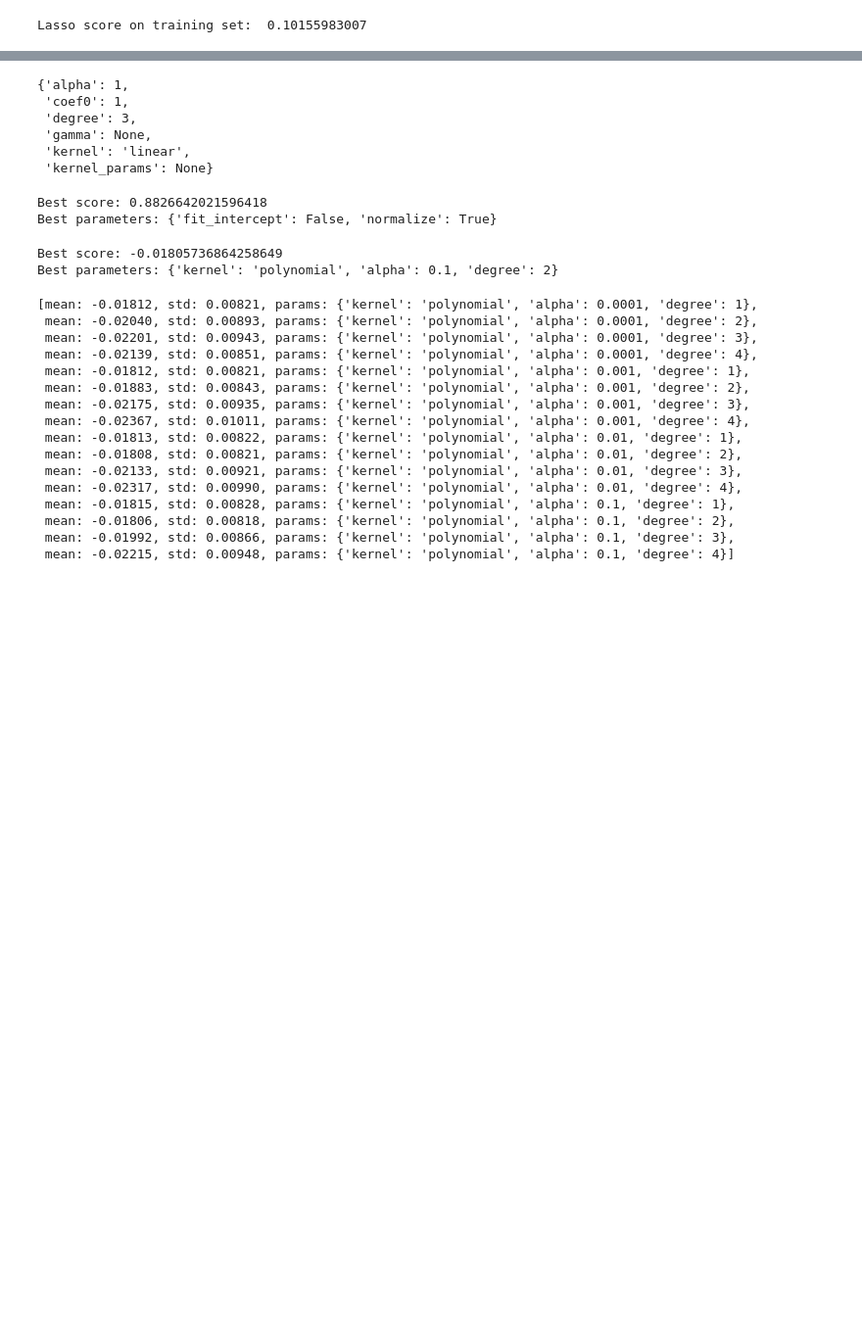
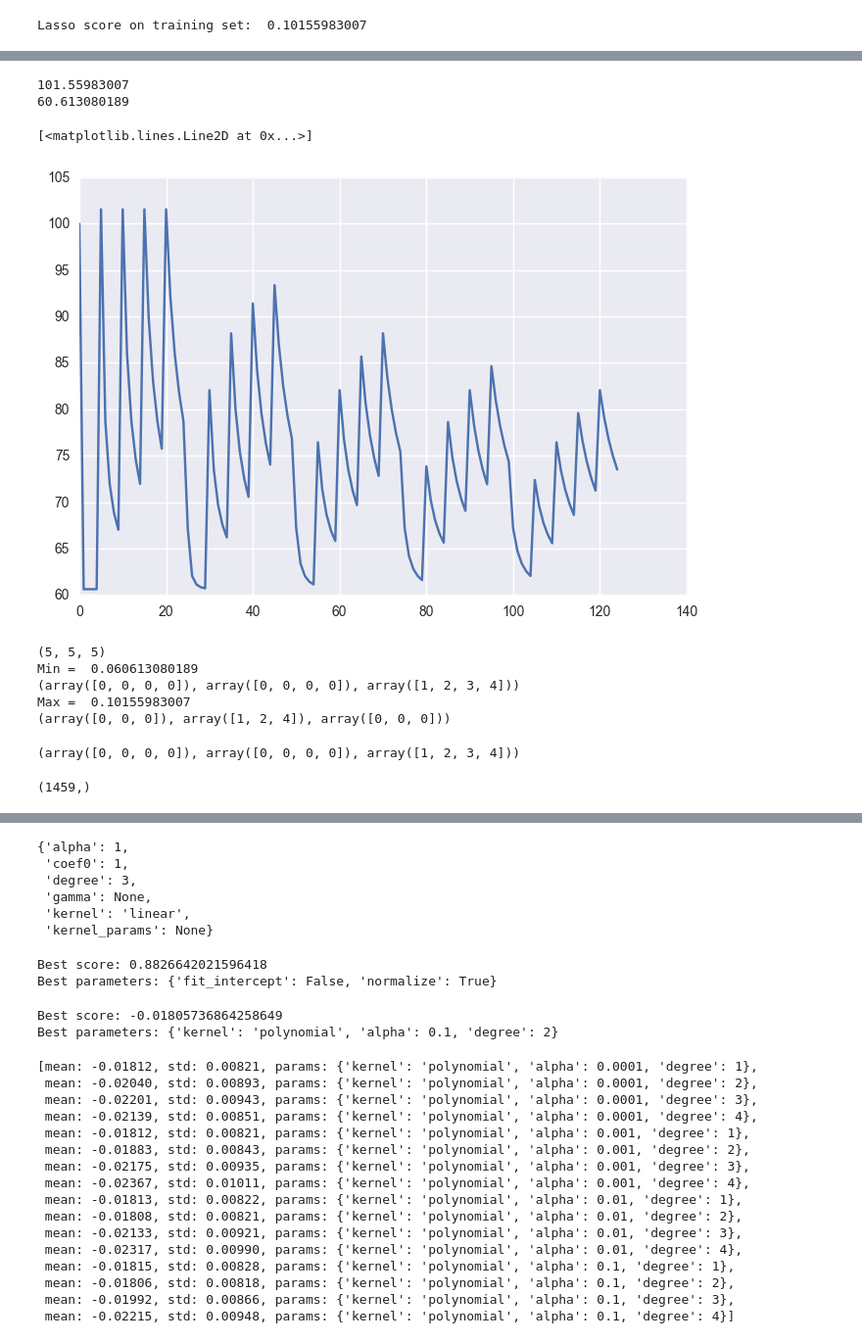
Before and after one commit to nycdatasci/online_bootcamp_project, a Jupyter notebook: Project4-MachineLearning/kaggle_wannjiun_sharan/kernel_ensemble_sharan.ipynb, the cells around one changed output, grey strips where cells are left out. Shown: that part at 98% size. Cells and saved outputs as stored; diff of their text form; code cells hidden in the pictures; blank space fills up the shorter version.

Commit message:
Weighting analysis xgb lasso kernel ridge

```diff
--- a/Project4-MachineLearning/kaggle_wannjiun_sharan/kernel_ensemble_sharan.ipynb
+++ b/Project4-MachineLearning/kaggle_wannjiun_sharan/kernel_ensemble_sharan.ipynb
@@ -633,0 +719,4 @@ array([ 11.65621267,  11.97490019,  12.1111019 , ...,  12.05165402,
+# %%
+y_train_pred_gbm = grid_search_gbm.best_estimator_.predict(train_df_munged)
+print("GBM score on training set: ", rmse(label_df,y_train_pred_gbm))
+y_test_pred_gbm = grid_search_gbm.best_estimator_.predict(test_df_munged)
@@ -633,0 +729,19 @@ array([ 11.65621267,  11.97490019,  12.1111019 , ...,  12.05165402,
+# %%
+## Analyzing the Weighting performances
+## XGboost + Lasso + Kernel Ridge
+rmse_arr = np.empty([5,5,5])
+
+for wt_xgb in np.arange(0,5):
+    for wt_lasso in np.arange(0,5):
+        for wt_kridge in np.arange(0,5):
+            if(wt_lasso + wt_kridge + wt_xgb == 0):
+                rmse_arr[wt_xgb,wt_lasso,wt_kridge] = 0.1
+                continue
+            #for wt_gbm in np.arange(0,4):
+            y_pred_avg = (wt_xgb*np.ravel(y_train_pred_xgb) + wt_lasso*np.ravel(y_train_pred_lasso) + wt_kridge*np.ravel(y_train_pred_kridge) + 0*np.ravel(y_train_pred_gbm))
+            y_pred_avg = y_pred_avg / (wt_xgb + wt_lasso + wt_kridge)
+            if rmse(label_df,y_pred_avg) < 0.0005:
+                rmse_arr[wt_xgb,wt_lasso,wt_kridge] = 0.1
+            else:
+                rmse_arr[wt_xgb,wt_lasso,wt_kridge] = rmse(label_df,y_pred_avg)
+            print("RMSE Training Error for ::wt_xgb=%s, wt_lasso=%s, wt_kridge=%s:: = %s\n" %(str(wt_xgb), str(wt_lasso), str(wt_kridge), str(1000*rmse(label_df,y_pred_avg))))
@@ -634,3 +766,53 @@ array([ 11.65621267,  11.97490019,  12.1111019 , ...,  12.05165402,
+# %%
+## Lasso + Kernel Ridge Weight Analysis
+rmse_arr = np.zeros([5,5])
+
+for wt_lasso in np.arange(0,5):
+    for wt_kridge in np.arange(0,5):
+        if(wt_lasso + wt_kridge == 0):
+            rmse_arr[wt_lasso,wt_kridge] = 0.1
+            continue
+        #for wt_gbm in np.arange(0,4):
+        y_pred_avg = (wt_lasso*np.ravel(y_train_pred_lasso) + wt_kridge*np.ravel(y_train_pred_kridge))
+        y_pred_avg = y_pred_avg / (wt_lasso + wt_kridge)
+        rmse_arr[wt_lasso,wt_kridge] = rmse(label_df,y_pred_avg)
+        print("RMSE Training Error for ::wt_lasso=%s, wt_kridge=%s:: = %s\n" %(str(wt_lasso), str(wt_kridge),  str(1000*rmse(label_df,y_pred_avg))))
+# %%
+## Analyzing the error
+ravel_rmse = 1000*np.ravel(rmse_arr)
+ravel_rmse = ravel_rmse[ravel_rmse>1]
+#sorted_rmse = sorted_rmse[sorted_rmse<100000]
+print(np.max(ravel_rmse))
+print(np.min(ravel_rmse))
+plt.plot(ravel_rmse)#, np.linspace(0,1,sorted_rmse.size))
+# %% [output]
+101.55983007
+60.613080189
+[<matplotlib.lines.Line2D at 0x...>]
+[figure, added]
+# %%
+print(rmse_arr.shape)
+
+print("Min = ", np.min(rmse_arr))
+print(np.where(rmse_arr == np.min(rmse_arr)))
+
+print("Max = ", np.max(rmse_arr))
+print(np.where(rmse_arr == np.max(rmse_arr)))
+# %% [output]
+(5, 5, 5)
+Min =  0.060613080189
+(array([0, 0, 0, 0]), array([0, 0, 0, 0]), array([1, 2, 3, 4]))
+Max =  0.10155983007
+(array([0, 0, 0]), array([1, 2, 4]), array([0, 0, 0]))
+# %%
+np.where(rmse_arr == np.min(rmse_arr))
+# %% [output]
+(array([0, 0, 0, 0]), array([0, 0, 0, 0]), array([1, 2, 3, 4]))
+# %%
+y_final = (2*np.ravel(y_pred_xgb) + 3*np.ravel(y_test_pred_kridge) + 1*np.ravel(y_test_pred_lasso))/6
+y_final.shape
+# %% [output]
+(1459,)
 # %%
 def logloss(attempt, actual, epsilon=1.0e-15):
     """Logloss, i.e. the score of the bioresponse competition.
```
Also changed, not shown: parts of 18 cells of this notebook.
